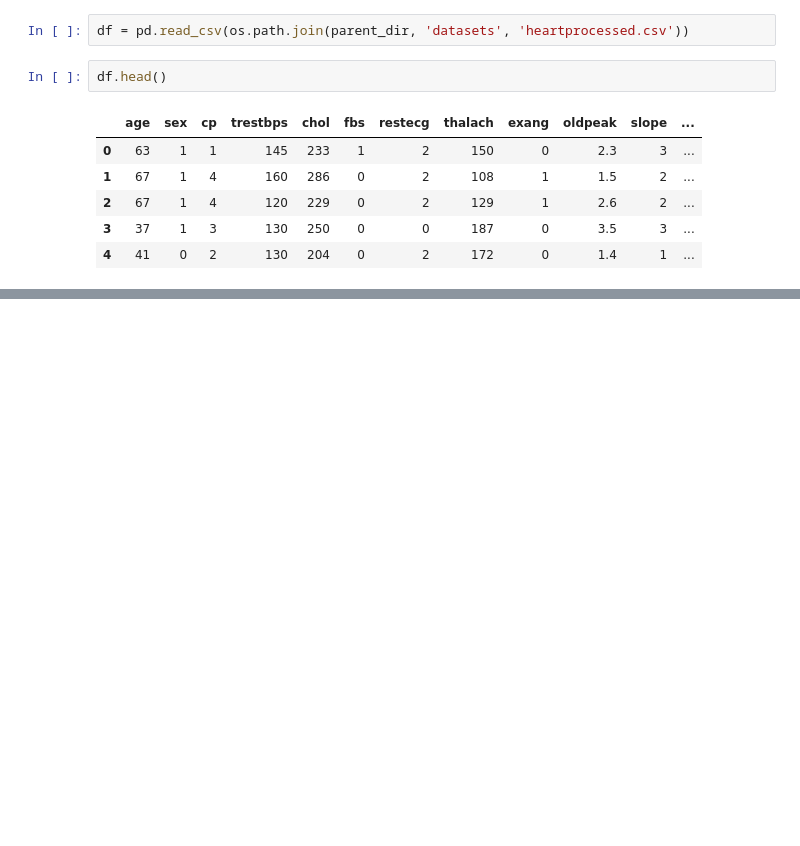
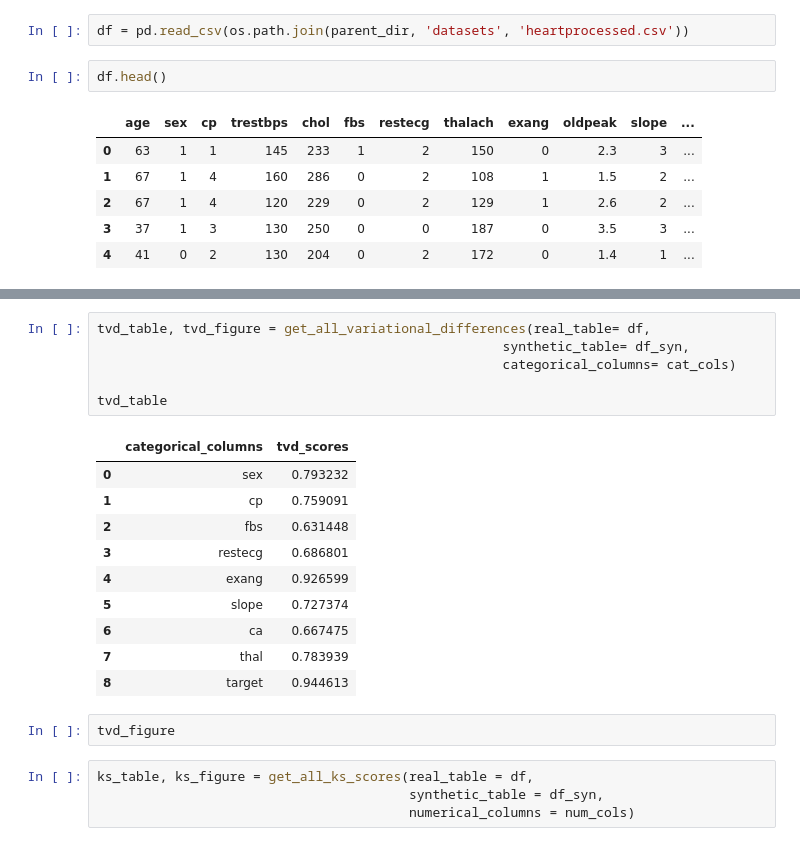
Before and after one commit to dylanlo8/SynPiper, a Jupyter notebook: example_notebooks/synpiper_dp_example.ipynb, the cells around one changed output, grey strips where cells are left out. Cells and saved outputs as stored; diff of their text form; blank space fills up the shorter version.

```diff
--- a/example_notebooks/synpiper_dp_example.ipynb
+++ b/example_notebooks/synpiper_dp_example.ipynb
@@ -42,0 +106,23 @@ synthetic_filepath = os.path.join(os.getcwd(), 'synthetic.csv')
+# %%
+tvd_table, tvd_figure = get_all_variational_differences(real_table= df,
+                                                    synthetic_table= df_syn,
+                                                    categorical_columns= cat_cols)
+
+tvd_table
+# %% [output]
+|  | categorical_columns | tvd_scores |
+| 0 | sex | 0.793232 |
+| 1 | cp | 0.759091 |
+| 2 | fbs | 0.631448 |
+| 3 | restecg | 0.686801 |
+| 4 | exang | 0.926599 |
+| 5 | slope | 0.727374 |
+| 6 | ca | 0.667475 |
+| 7 | thal | 0.783939 |
+| 8 | target | 0.944613 |
+# %%
+tvd_figure
+# %%
+ks_table, ks_figure = get_all_ks_scores(real_table = df,
+                                        synthetic_table = df_syn,
+                                        numerical_columns = num_cols)
```
Also changed, not shown: parts of 14 cells of this notebook, 8 other files.
